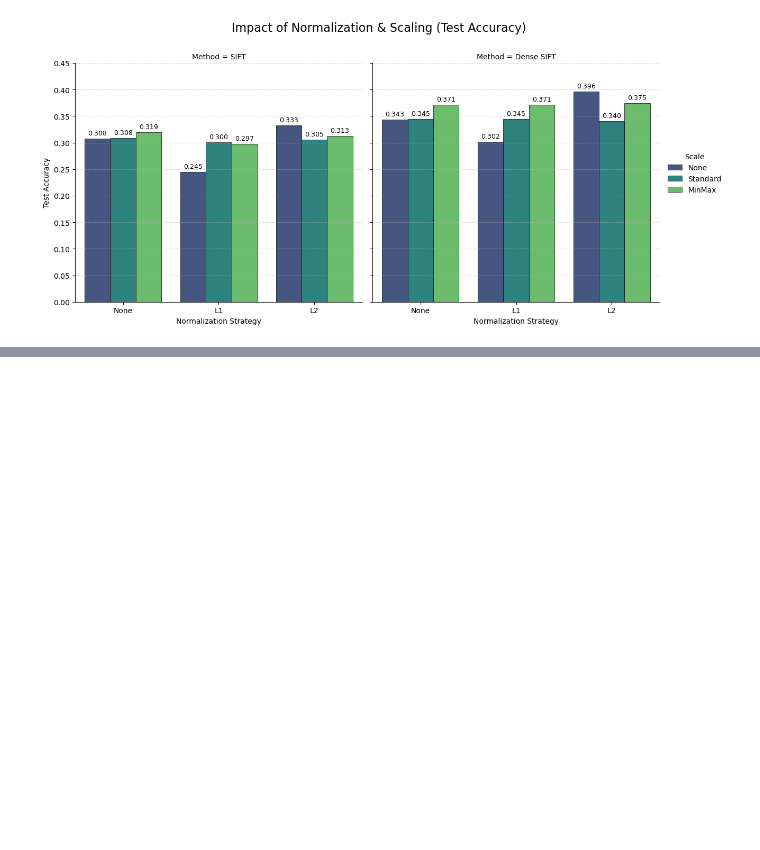
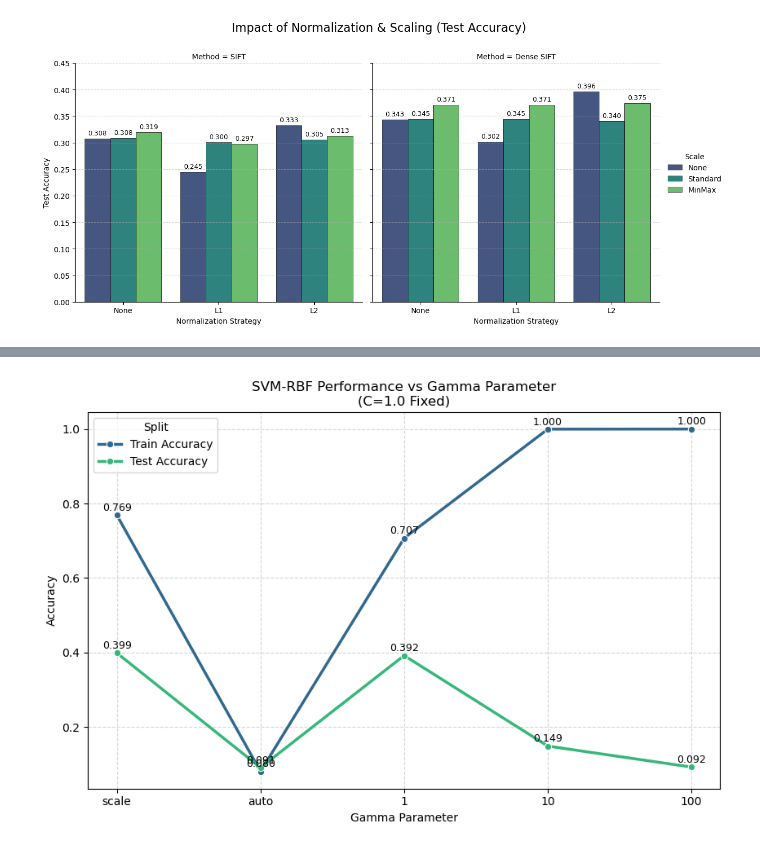
Before and after one commit to MCV-C3/project-4, a Jupyter notebook: Week1/development_8x8.ipynb, the cells around one changed output, grey strips where cells are left out. Saved outputs shown, nothing was run; the diff lists cells and outputs as text; code cells hidden in the pictures; blank space fills up the shorter version.

```diff
--- a/Week1/development_8x8.ipynb
+++ b/Week1/development_8x8.ipynb
@@ -1605,0 +2347,80 @@ plt.show()
+# %%
+# 1. Load data
+results_path = "results/svm_rbf_gamma.csv"
+
+if not os.path.exists(results_path):
+    print(f"Results file not found at {results_path}")
+else:
+    df = pd.read_csv(results_path)
+
+    # 2. Parsing: Extract Gamma Value
+    # Example: "SVM-RBF (Gamma=scale)" -> Gamma="scale"
+    # Example: "SVM-RBF (Gamma=10)" -> Gamma="10"
+    def parse_gamma_row(row):
+        # We look for "Gamma=" followed by digits OR letters
+        match = re.search(r'Gamma=([A-Za-z0-9.]+)', row)
+        gamma_val = match.group(1) if match else "unknown"
+
+        # Method is always SVM-RBF, so we can just store gamma
+        return gamma_val
+
+    df['Gamma'] = df['Descriptor'].apply(parse_gamma_row)
+
+    # 3. Melt
+    df_melted = df.melt(
+        id_vars=["Gamma"],
+        value_vars=["Train Accuracy", "Test Accuracy"],
+        var_name="Split",
+        value_name="Accuracy"
+    )
+
+    # Custom Sort Order: scale, auto, 1, 10, 100
+    # We define a categorical type to enforce this order on the X-axis
+    custom_order = ["scale", "auto", "1", "10", "100"]
+    # Filter out any that might not be in our list just in case
+    present_order = [x for x in custom_order if x in df['Gamma'].unique()]
+
+    df_melted['Gamma'] = pd.Categorical(df_melted['Gamma'], categories=present_order, ordered=True)
+    df_melted = df_melted.sort_values(by="Gamma")
+
+    # 4. PLOTTING
+    plt.figure(figsize=(10, 6))
+
+    # Use pointplot or lineplot.
+    # Since X is categorical ("scale", "auto"), standard lineplot might complain if not sorted/ordinal.
+    # Seaborn lineplot handles categorical x-axis if properly set, but pointplot is often safer for distinct categories.
+    # Let's use lineplot but treat x as categorical strings.
+    ax = sns.lineplot(
+        data=df_melted,
+        x="Gamma",
+        y="Accuracy",
+        hue="Split",
+        palette="viridis",
+        marker="o",
+        linewidth=2.5,
+        sort=False # Trust our categorical sort
+    )
+
+    # 5. Styling
+    ax.set_ylabel("Accuracy")
+    ax.set_xlabel("Gamma Parameter")
+    plt.title("SVM-RBF Performance vs Gamma Parameter\n(C=1.0 Fixed)")
+    plt.grid(True, linestyle='--', alpha=0.5)
+
+    # 6. Add Text Labels
+    # Iterate over unique X values (Strings)
+    for i, gamma_val in enumerate(present_order):
+        # Get data for this x-value
+        subset = df_melted[df_melted['Gamma'] == gamma_val]
+
+        for _, row in subset.iterrows():
+            ax.text(
+                i, # x-coordinate (index of category)
+                row['Accuracy'] + 0.005,
+                f"{row['Accuracy']:.3f}",
+                ha='center', va='bottom', fontsize=9, color='black'
+            )
+
+    plt.show()
+# %% [output]
+[figure, added]
```
Also changed, not shown: parts of 12 cells of this notebook.
